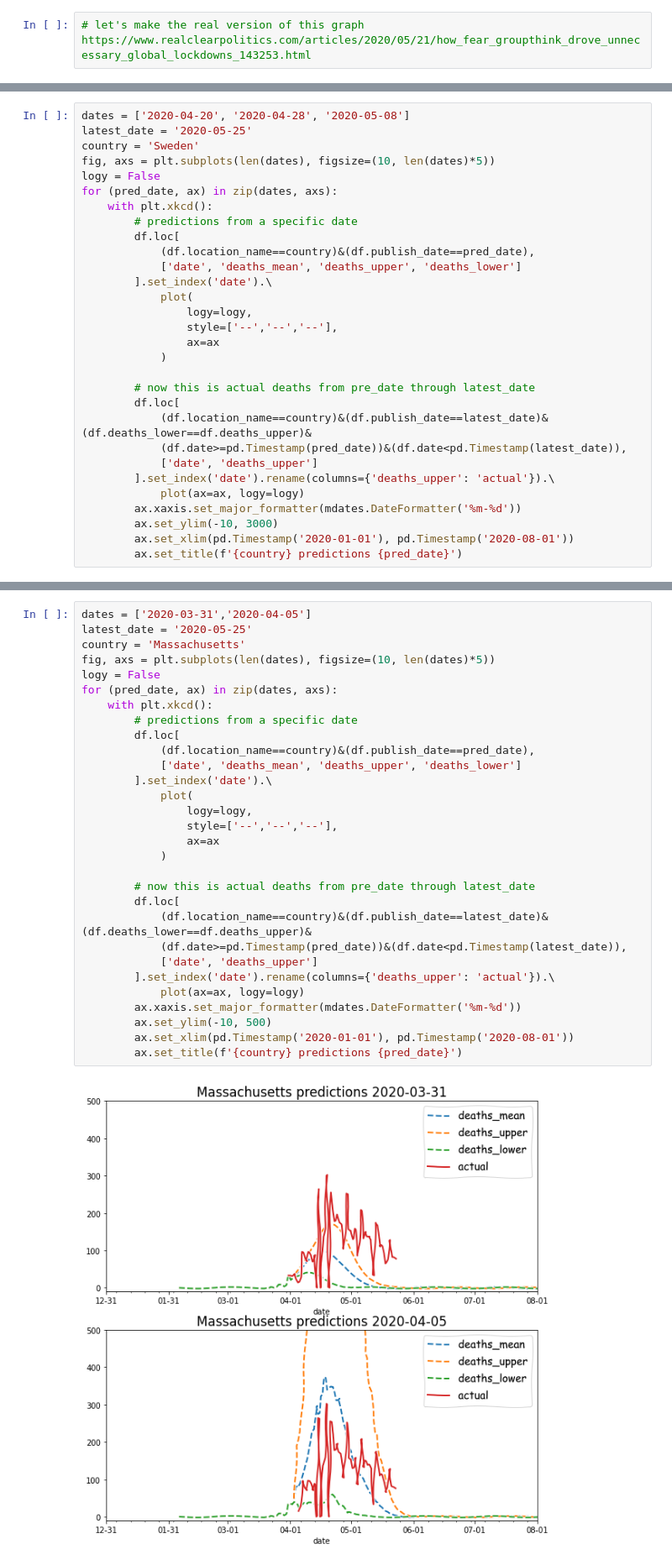
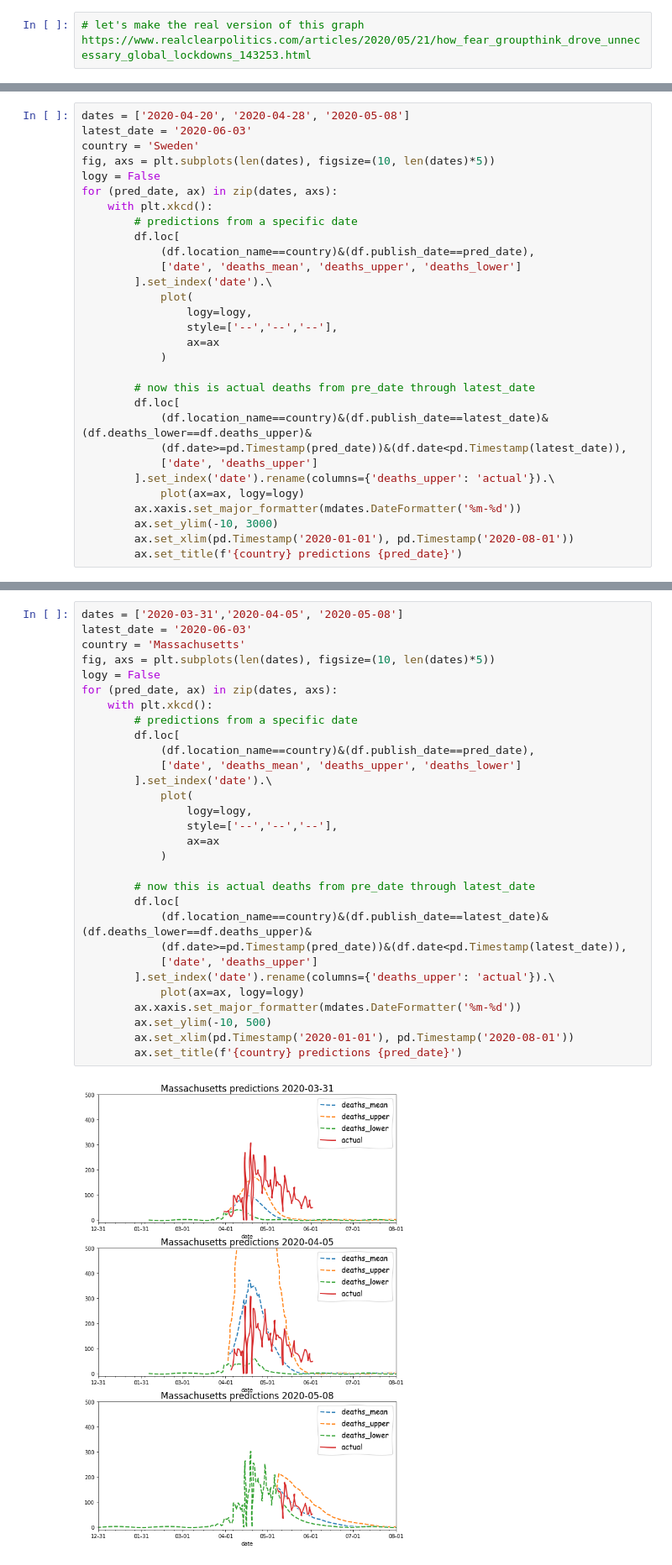
Before and after one commit to mrichard91/ihme_model_notebook, a Jupyter notebook: IHME regression.ipynb, the cells around one changed output, grey strips where cells are left out. Shown: that part at 84% size. Saved outputs shown, nothing was run; the diff lists cells and outputs as text.

```diff
--- a/IHME regression.ipynb
+++ b/IHME regression.ipynb
@@ -71,7 +72,7 @@ with plt.xkcd():
 [figure]
 # %%
 dates = ['2020-04-20', '2020-04-28', '2020-05-08']
-latest_date = '2020-05-25'
+latest_date = '2020-06-03'
 country = 'Sweden'
 fig, axs = plt.subplots(len(dates), figsize=(10, len(dates)*5))
 logy = False
@@ -104,32 +105,32 @@ for (pred_date, ax) in zip(dates, axs):
 # %%
-dates = ['2020-03-31','2020-04-05']
-latest_date = '2020-05-25'
+dates = ['2020-03-31','2020-04-05', '2020-05-08']
+latest_date = '2020-06-03'
 country = 'Massachusetts'
 fig, axs = plt.subplots(len(dates), figsize=(10, len(dates)*5))
 logy = False
 for (pred_date, ax) in zip(dates, axs):
     with plt.xkcd():
         # predictions from a specific date
         df.loc[
             (df.location_name==country)&(df.publish_date==pred_date),
             ['date', 'deaths_mean', 'deaths_upper', 'deaths_lower']
         ].set_index('date').\
             plot(
                 logy=logy,
                 style=['--','--','--'],
                 ax=ax
             )
 
         # now this is actual deaths from pre_date through latest_date
         df.loc[
             (df.location_name==country)&(df.publish_date==latest_date)&(df.deaths_lower==df.deaths_upper)&
             (df.date>=pd.Timestamp(pred_date))&(df.date<pd.Timestamp(latest_date)),
             ['date', 'deaths_upper']
         ].set_index('date').rename(columns={'deaths_upper': 'actual'}).\
             plot(ax=ax, logy=logy)
         ax.xaxis.set_major_formatter(mdates.DateFormatter('%m-%d'))
         ax.set_ylim(-10, 500)
         ax.set_xlim(pd.Timestamp('2020-01-01'), pd.Timestamp('2020-08-01'))
         ax.set_title(f'{country} predictions {pred_date}')
 # %% [output]
-[figure, old version]
+[figure, new version]
```
Also changed, not shown: parts of 6 cells of this notebook.
